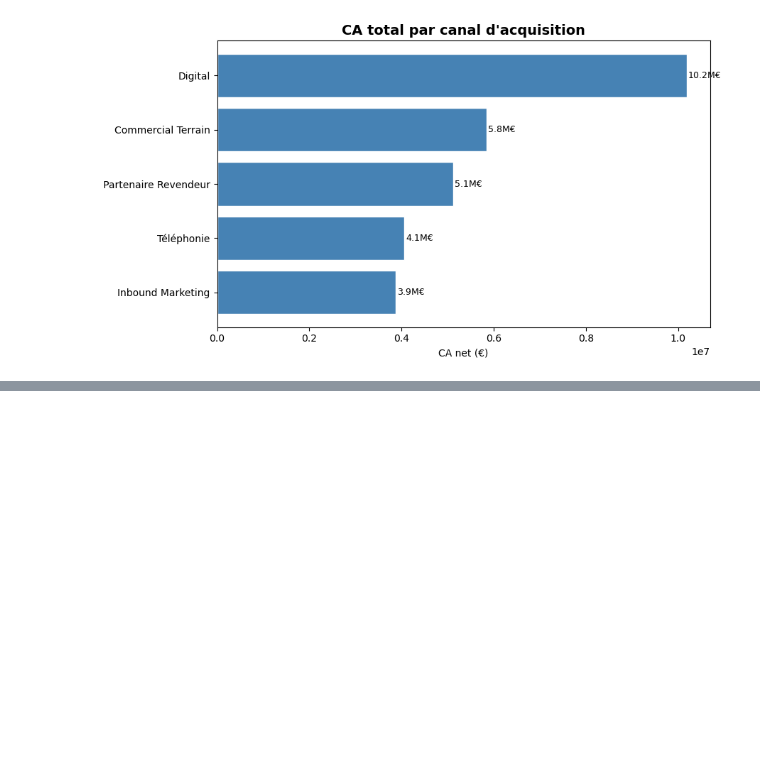
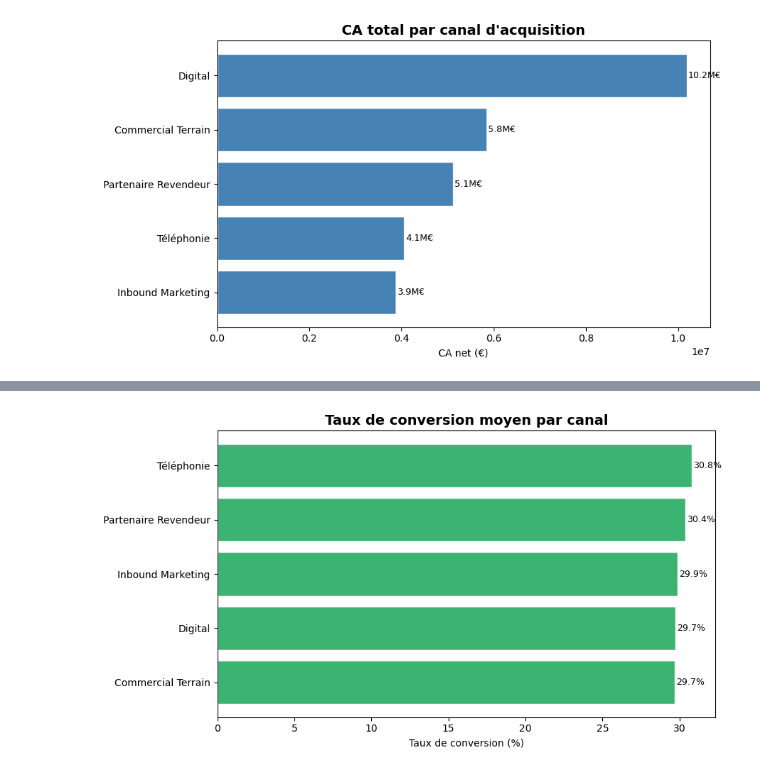
Before and after one commit to bengalybakary225/Analyse-des-ventes-B2B, a Jupyter notebook: Analyse.ipynb, the cells around one changed output, grey strips where cells are left out. Saved outputs shown, nothing was run; the diff lists cells and outputs as text; code cells hidden in the pictures; blank space fills up the shorter version.

```diff
--- a/Analyse.ipynb
+++ b/Analyse.ipynb
@@ -238,0 +257,17 @@ plt.show()
+# %%
+# Taux de conversion moyen par canal
+conversion_canal = data_frame.groupby('canal_acquisition')['taux_conversion_pct'].mean().sort_values()
+
+plt.figure(figsize=(9, 5))
+plt.barh(conversion_canal.index, conversion_canal.values,
+         color='mediumseagreen', edgecolor='white')
+
+for i, val in enumerate(conversion_canal.values):
+    plt.text(val + 0.1, i, f'{val:.1f}%', va='center', fontsize=9)
+
+plt.title("Taux de conversion moyen par canal", fontsize=14, fontweight='bold')
+plt.xlabel("Taux de conversion (%)")
+plt.tight_layout()
+plt.show()
+# %% [output]
+[figure, added]
```
Also changed, not shown: parts of 7 cells of this notebook.
